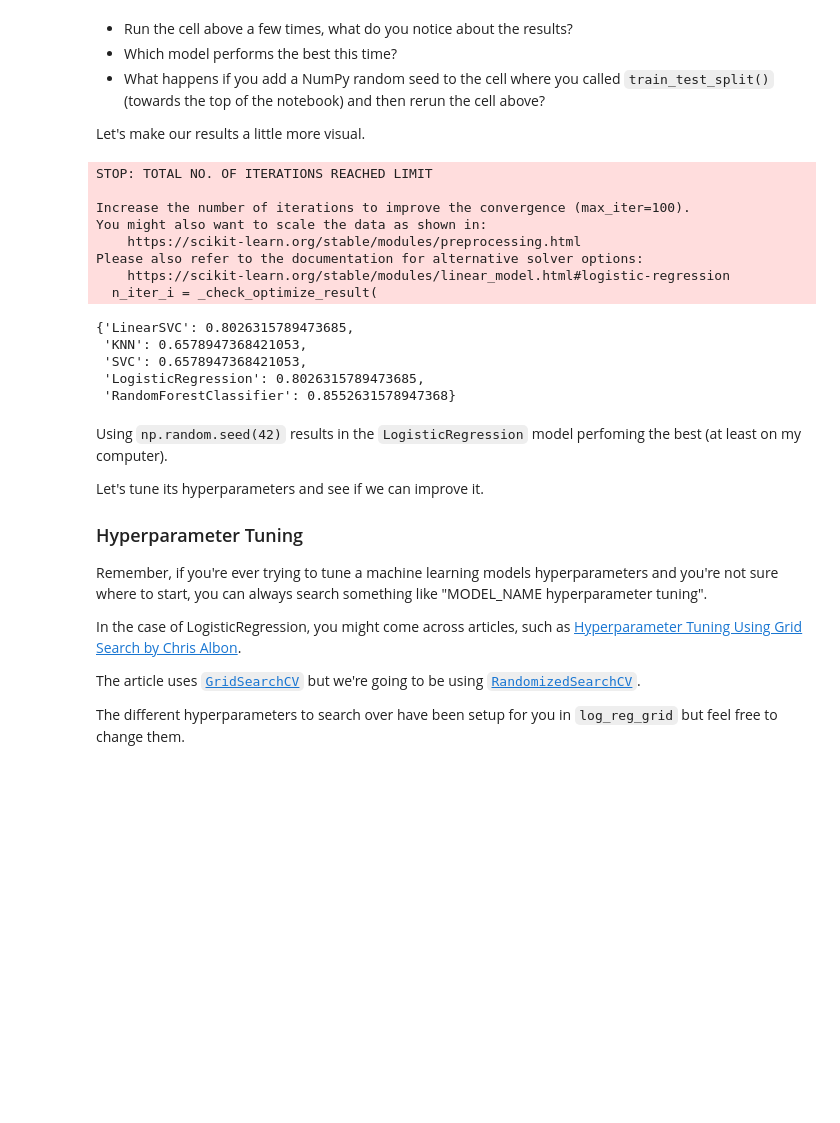
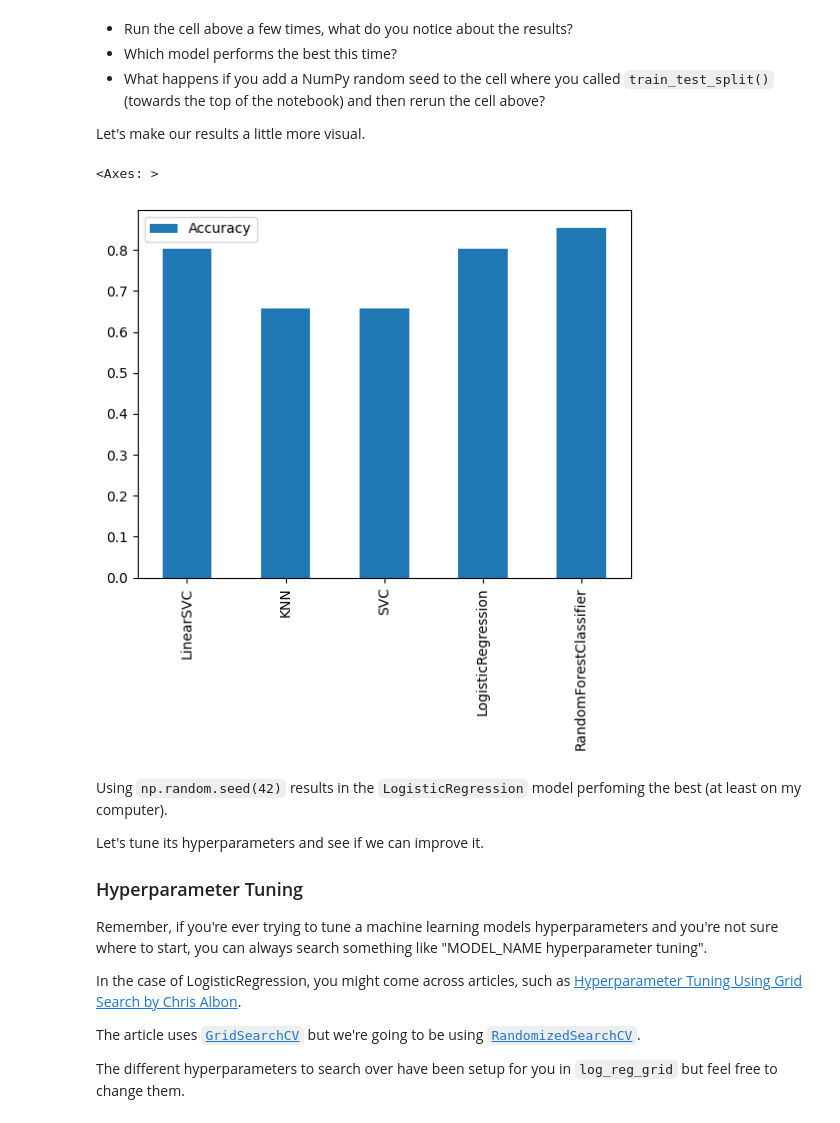
Before and after one commit to GhadeerZahwe/Heart_Disease_Classifier, a Jupyter notebook: heart_disease_classifier.ipynb, the cells around one changed output. Drawn from its saved outputs; the diff is of its cells as text; code cells hidden in the pictures; blank space fills up the shorter version.

```diff
--- a/heart_disease_classifier.ipynb
+++ b/heart_disease_classifier.ipynb
@@ -253,30 +255,19 @@ Please also refer to the documentation for alternative solver options:
 * What happens if you add a NumPy random seed to the cell where you called `train_test_split()` (towards the top of the notebook) and then rerun the cell above?
 
 Let's make our results a little more visual.
-# %%
-# Run the same code as the cell above, except this time set a NumPy random seed
-# equal to 42
-np.random.seed(42)
-
-for model_name, model in models.items():
-    model.fit(X_train, y_train)
-    results[model_name] = model.score(X_test, y_test)
-
-results
-# %% [output]
-STOP: TOTAL NO. OF ITERATIONS REACHED LIMIT
-
-Increase the number of iterations to improve the convergence (max_iter=100).
-You might also want to scale the data as shown in:
-    https://scikit-learn.org/stable/modules/preprocessing.html
-Please also refer to the documentation for alternative solver options:
-    https://scikit-learn.org/stable/modules/linear_model.html#logistic-regression
-  n_iter_i = _check_optimize_result(
-{'LinearSVC': 0.8026315789473685,
- 'KNN': 0.6578947368421053,
- 'SVC': 0.6578947368421053,
- 'LogisticRegression': 0.8026315789473685,
- 'RandomForestClassifier': 0.8552631578947368}
+# %%
+# Create a pandas dataframe with the data as the values of the results dictionary,
+# the index as the keys of the results dictionary and a single column called accuracy.
+# Be sure to save the dataframe to a variable.
+results_df = pd.DataFrame(results.values(),
+                          results.keys(),
+                          columns=["Accuracy"])
+
+# Create a bar plot of the results dataframe using plot.bar()
+results_df.plot.bar()
+# %% [output]
+<Axes: >
+[figure, added]
 # %% [markdown]
 Using `np.random.seed(42)` results in the `LogisticRegression` model perfoming the best (at least on my computer).
 
```
Also changed, not shown: parts of 6 cells of this notebook.
